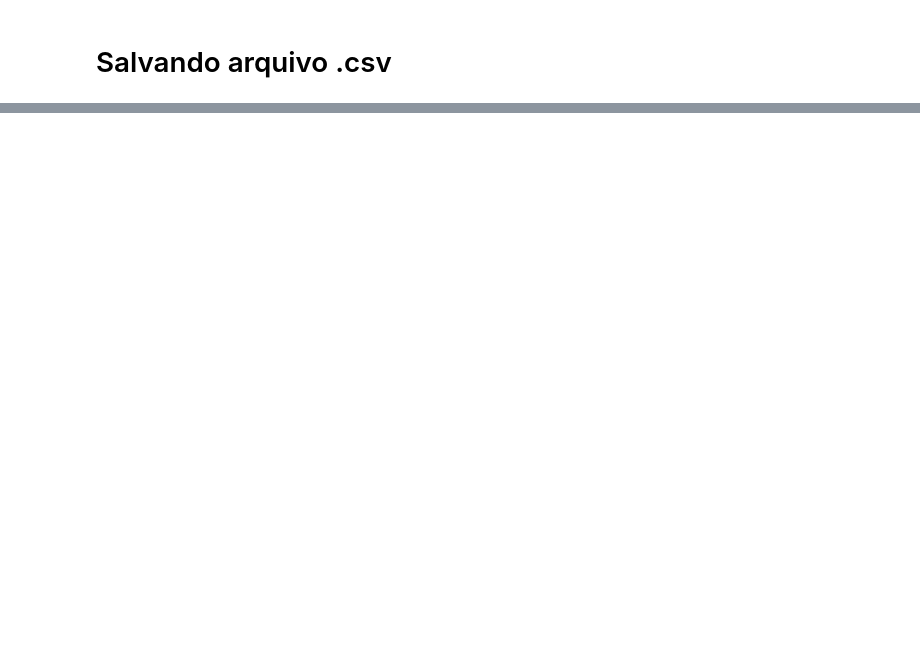
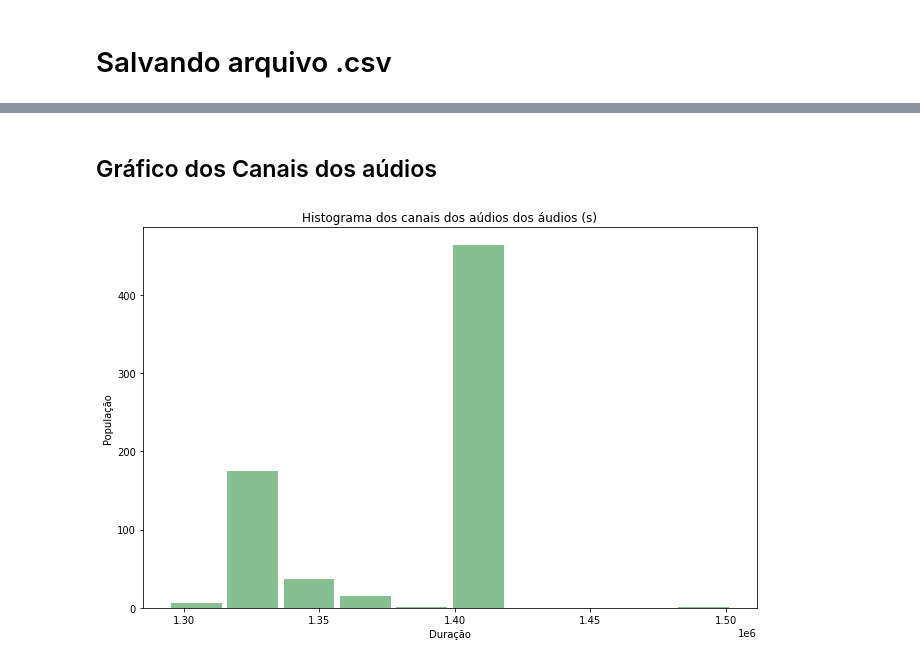
Before and after one commit to FranciscoMaik/Processamento_de_audio, a Jupyter notebook: classes_de_TEIA.ipynb, the cells around one changed output, grey strips where cells are left out. Drawn from its saved outputs; the diff is of its cells as text; code cells hidden in the pictures; blank space fills up the shorter version.

```diff
--- a/classes_de_TEIA.ipynb
+++ b/classes_de_TEIA.ipynb
@@ -102,0 +123,12 @@ plt.show()
+# %% [markdown]
+## Gráfico dos Canais dos aúdios
+# %%
+plt.hist(metadata_path['Channels'], rwidth=0.9, color='#86bf91')
+plt.rcParams['figure.figsize'] = (11,7)
+plt.xlabel('Duração')
+plt.ylabel('População')
+plt.title('Histograma dos canais dos aúdios dos áudios (s)')
+plt.grid(False)
+plt.show()
+# %% [output]
+[figure, added]
```
Also changed, not shown: parts of 19 cells of this notebook, 10 other files.
